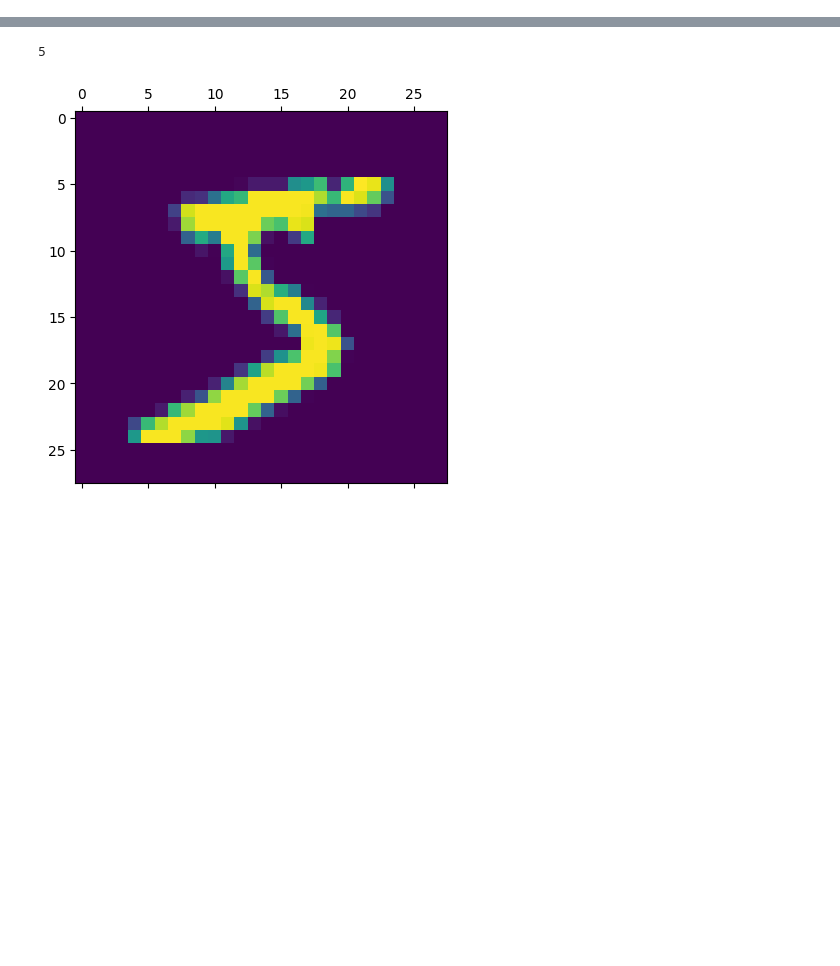
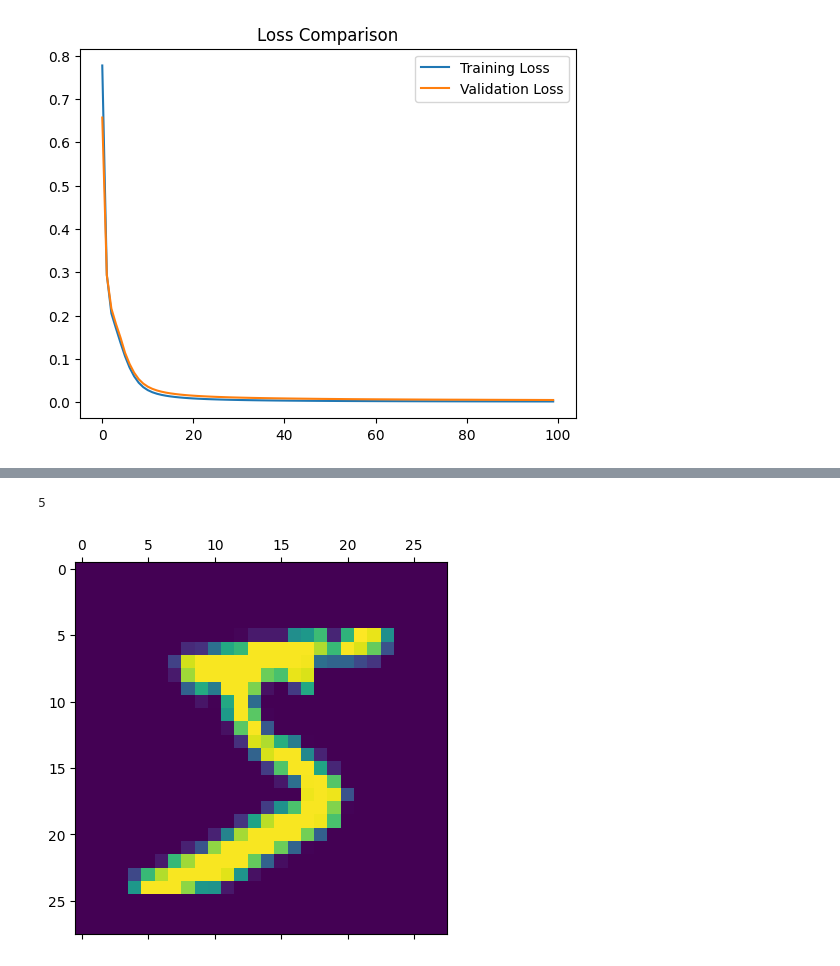
Before and after one commit to nrkraabel/TensorFlow-PytorchDemo, a Jupyter notebook: PytorchDemo.ipynb, the cells around one changed output, grey strips where cells are left out. Drawn from its saved outputs; the diff is of its cells as text; code cells hidden in the pictures; blank space fills up the shorter version.

```diff
--- a/PytorchDemo.ipynb
+++ b/PytorchDemo.ipynb
@@ -104,3 +125,13 @@ Epoch: 900, Training Loss: 0.0015318510122597218
+# %%
+#Ploting Training vs. Validation to check for overfitting
+import matplotlib.pyplot as plt
+plt.title("Loss Comparison")
+plt.plot(range(len(t_losses)),t_losses, label="Training Loss")
+plt.plot(range(len(v_losses)),v_losses, label="Validation Loss")
+plt.legend()
+plt.show()
+# %% [output]
+[figure, added]
 # %%
 predictionTest = modelFFNN(test_X)
 testLoss = lossFnCE(predictionTest, test_Y)
```
Also changed, not shown: parts of 9 cells of this notebook, 3 other files.
